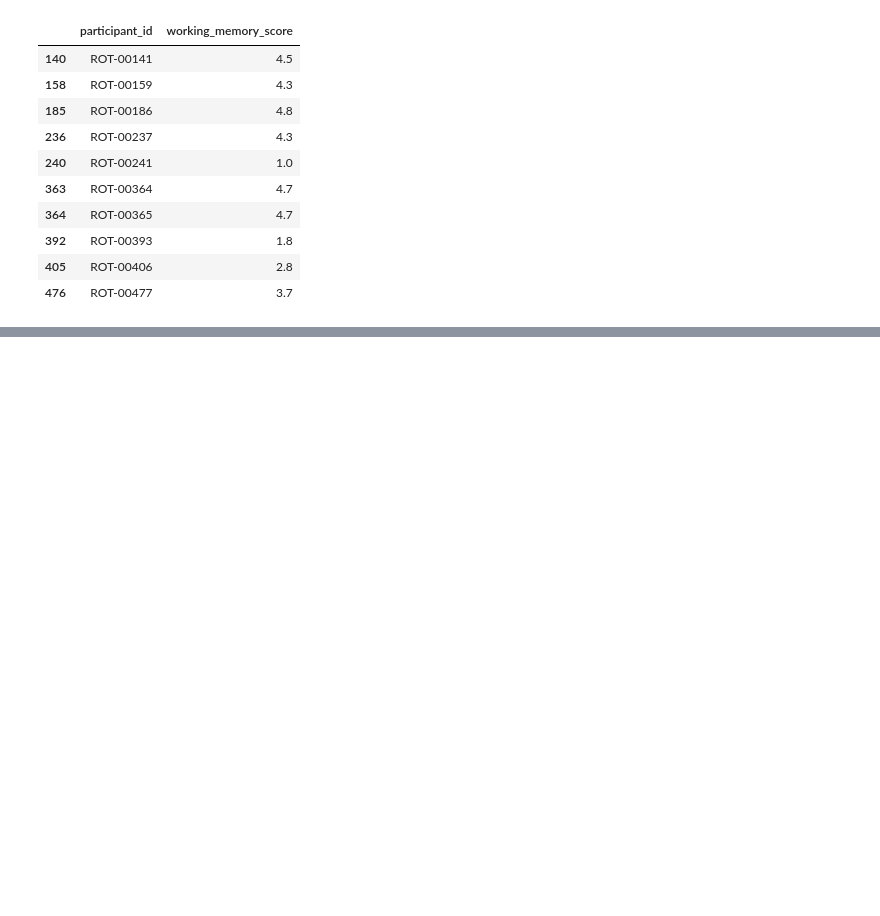
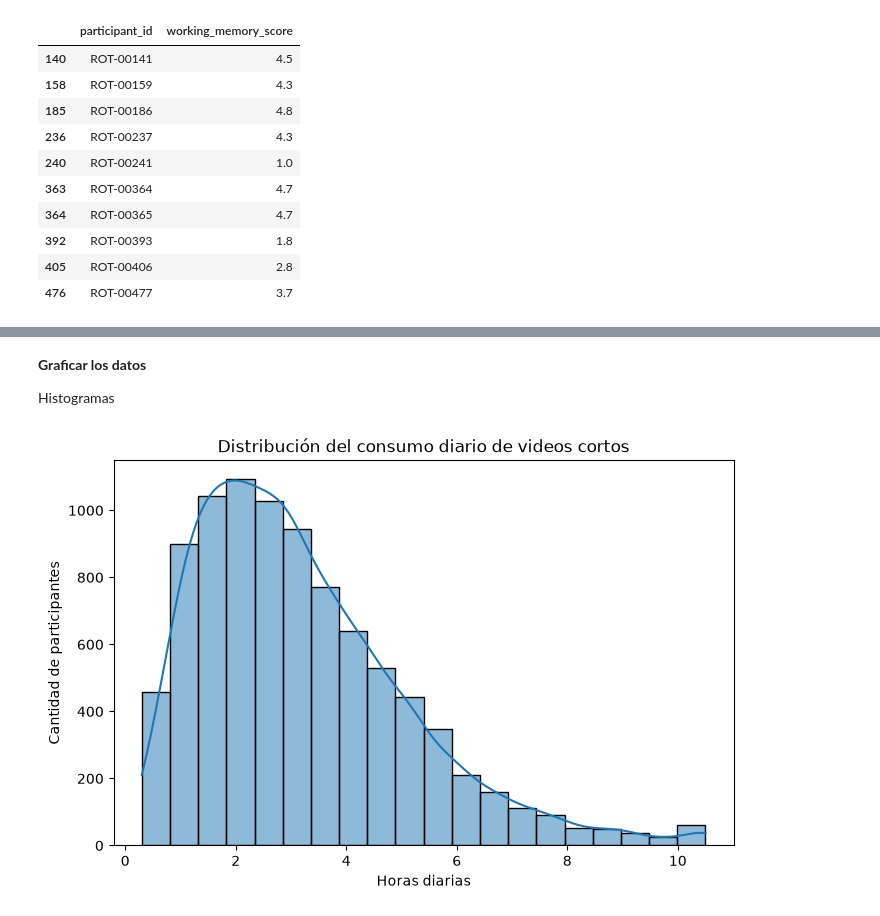
Before and after one commit to SRXKaiser/ADD_PROYECTO_FINAL, a Jupyter notebook: Final.ipynb, the cells around one changed output, grey strips where cells are left out. Saved outputs shown, nothing was run; the diff lists cells and outputs as text; code cells hidden in the pictures; blank space fills up the shorter version.

Commit message:
Limpieza, Graficas y Normalizacion

```diff
--- a/Final.ipynb
+++ b/Final.ipynb
@@ -427,0 +497,21 @@ IQR_outliers[["participant_id", "working_memory_score"]].head(10)
+# %% [markdown]
+**Graficar los datos**
+
+Histogramas
+# %%
+plt.figure(figsize=(8,5))
+
+sns.histplot(
+    data=brainrot_df,
+    x="daily_short_form_hours",
+    bins=20,
+    kde=True
+)
+
+plt.title("Distribución del consumo diario de videos cortos")
+plt.xlabel("Horas diarias")
+plt.ylabel("Cantidad de participantes")
+
+plt.show()
+# %% [output]
+[figure, added]
```
Also changed, not shown: parts of 29 cells of this notebook, 4 other files.
